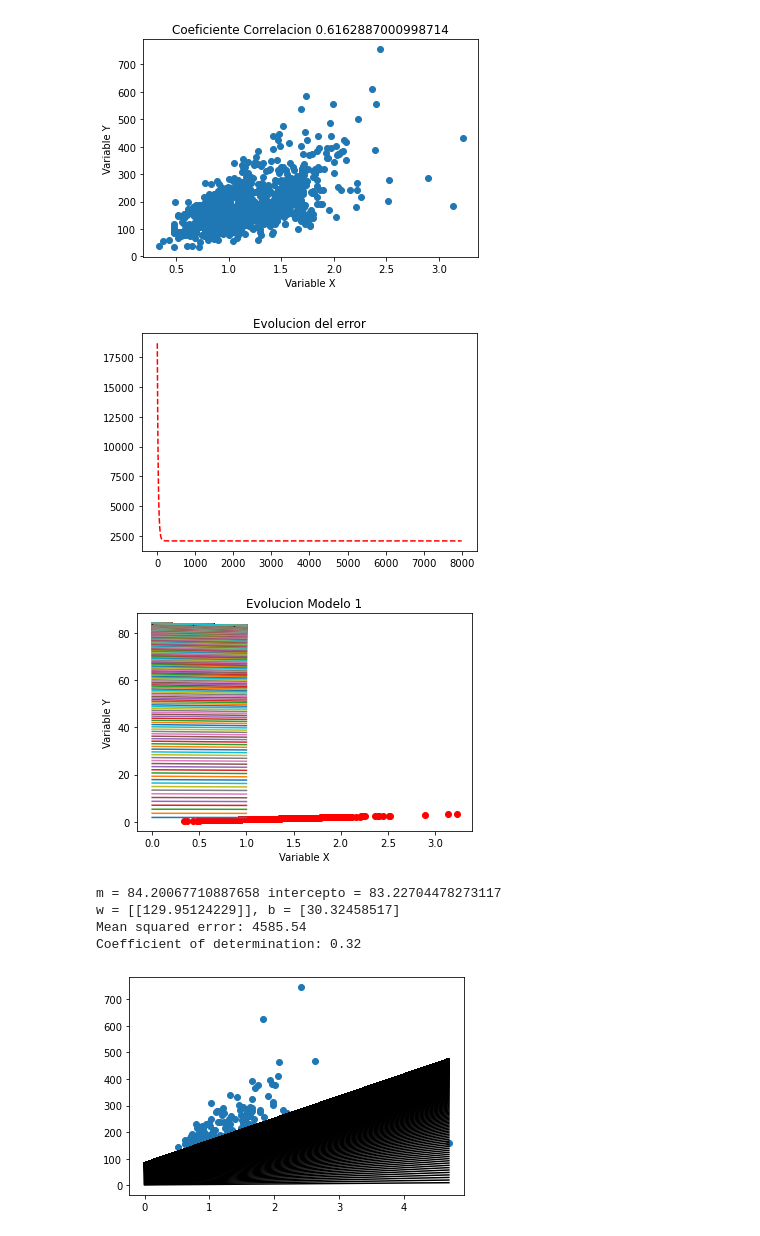
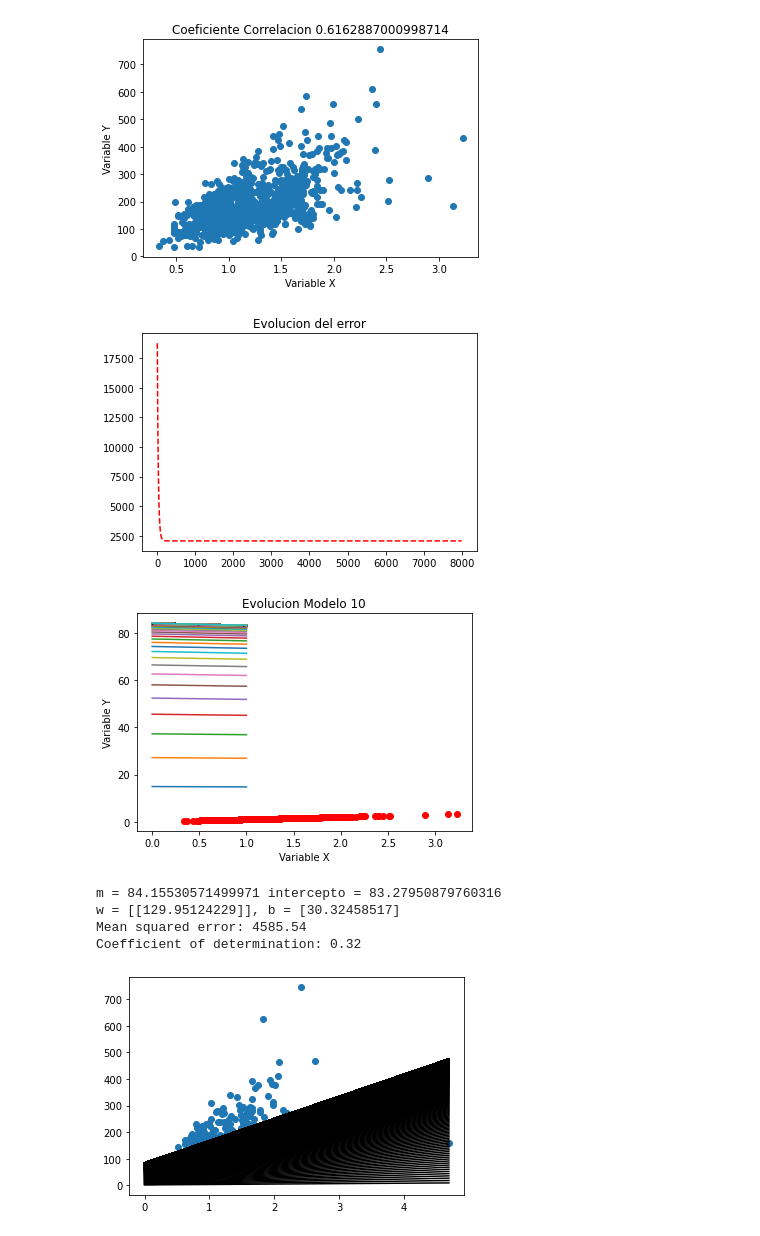
Before and after one commit to lmambrosio/PryFinalPython, a Jupyter notebook: ProyectoFinal.ipynb, the cells around one changed output. Saved outputs shown, nothing was run; the diff lists cells and outputs as text; code cells hidden in the pictures.

```diff
--- a/ProyectoFinal.ipynb
+++ b/ProyectoFinal.ipynb
@@ -58,8 +60,8 @@ class regresion_lineal:
 
 
         self.errorintime(self.totalError)
-        self.evolucionmodelo(betas,self.entrenamiento_x,1)
-        self.entrenamiento(b0,b1,self.prueba_x,self.prueba_y,100,1)
+        self.evolucionmodelo(betas,self.entrenamiento_x,10)
+        self.entrenamiento(b0,b1,self.prueba_x,self.prueba_y,100,10)
 
         #Regresion SKlearn
         self.skRegresion(self.prueba_x, self.prueba_y, self.entrenamiento_x, self.entrenamiento_y)
@@ -220,7 +222,7 @@ class regresion_lineal:
         plt.yticks(())
         plt.show()
 # %%
-pryfinal = regresion_lineal(8000,100,0.01)
+pryfinal = regresion_lineal(8000,100,0.009)
 # %% [output]
 Análisis Exploratorio Set de Entrenamiento
 Media:  [1.086]
@@ -249,10 +251,10 @@ Iteracion: 7900 , Error: 2070.720020844399
 [figure]
 [figure]
-[figure, old version]
+[figure, new version]
-m = 84.20067710887658 intercepto = 83.22704478273117
+m = 84.15530571499971 intercepto = 83.27950879760316
 w = [[129.95124229]], b = [30.32458517]
 Mean squared error: 4585.54
 Coefficient of determination: 0.32
-[figure, old version]
+[figure, new version]
 [figure]
 [figure]
```
Also changed, not shown: parts of 2 cells of this notebook.
